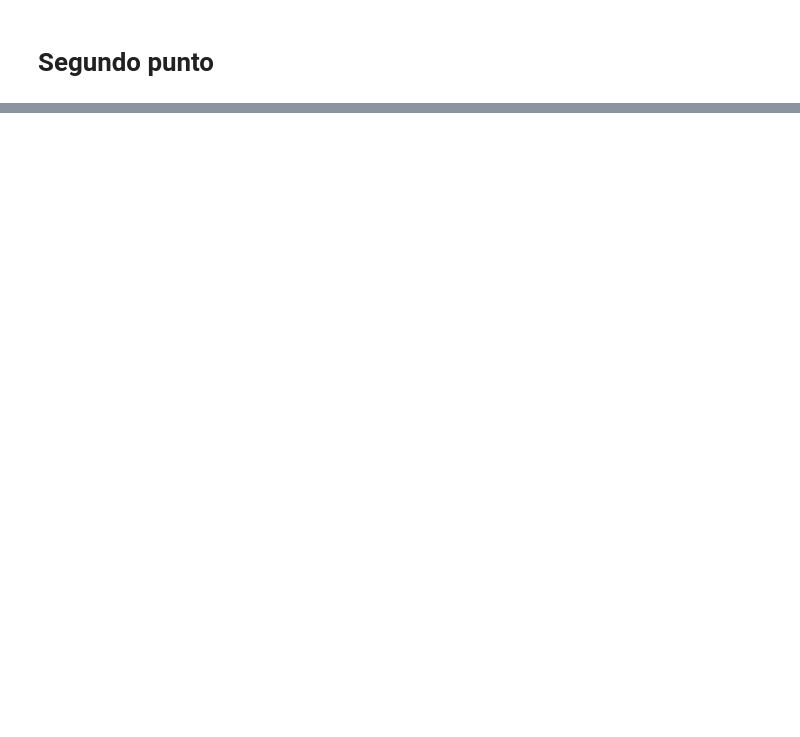
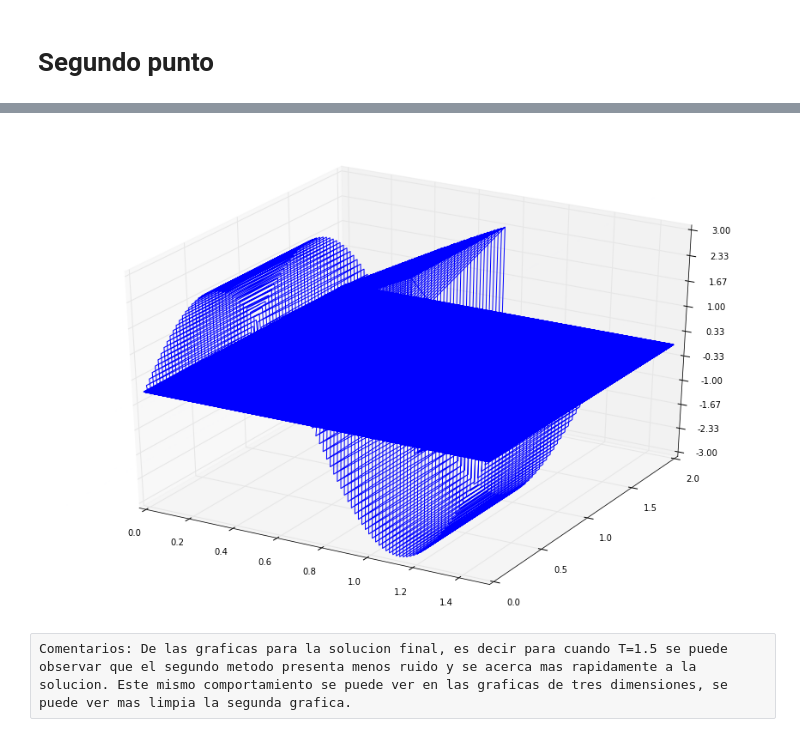
Before and after one commit to Alejogon/Tarea7, a Jupyter notebook: burger.ipynb, the cells around one changed output, grey strips where cells are left out. Drawn from its saved outputs; the diff is of its cells as text; code cells hidden in the pictures; blank space fills up the shorter version.

```diff
--- a/burger.ipynb
+++ b/burger.ipynb
@@ -96,0 +118,17 @@ plot (x,u)
+# %%
+#Grafica 3D
+
+x = linspace(0, 2.0, n_x)
+t=linspace(0,1.5,n_t)
+
+fig = plt.figure(figsize(15,10))
+ax = fig.gca(projection='3d')
+x ,t = np.meshgrid(x,t)
+surf = ax.plot_wireframe(t,x,utodos2)
+
+ax.zaxis.set_major_locator(LinearLocator(10))
+ax.zaxis.set_major_formatter(FormatStrFormatter('%.02f'))
+# %% [output]
+[figure, added]
+# %% [raw]
+Comentarios: De las graficas para la solucion final, es decir para cuando T=1.5 se puede observar que el segundo metodo presenta menos ruido y se acerca mas rapidamente a la solucion. Este mismo comportamiento se puede ver en las graficas de tres dimensiones, se puede ver mas limpia la segunda grafica.
```
Also changed, not shown: parts of 7 cells of this notebook.
